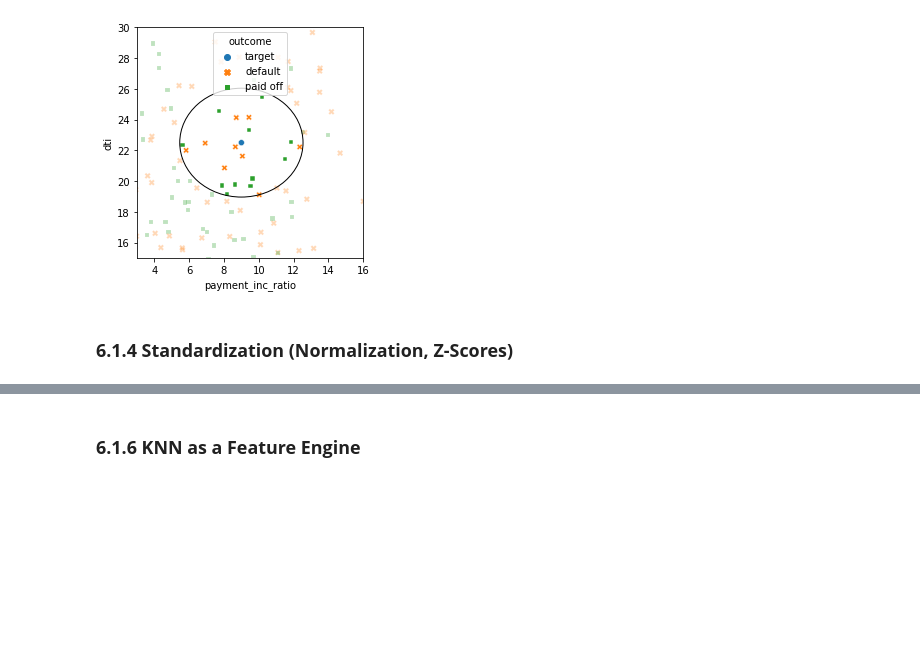
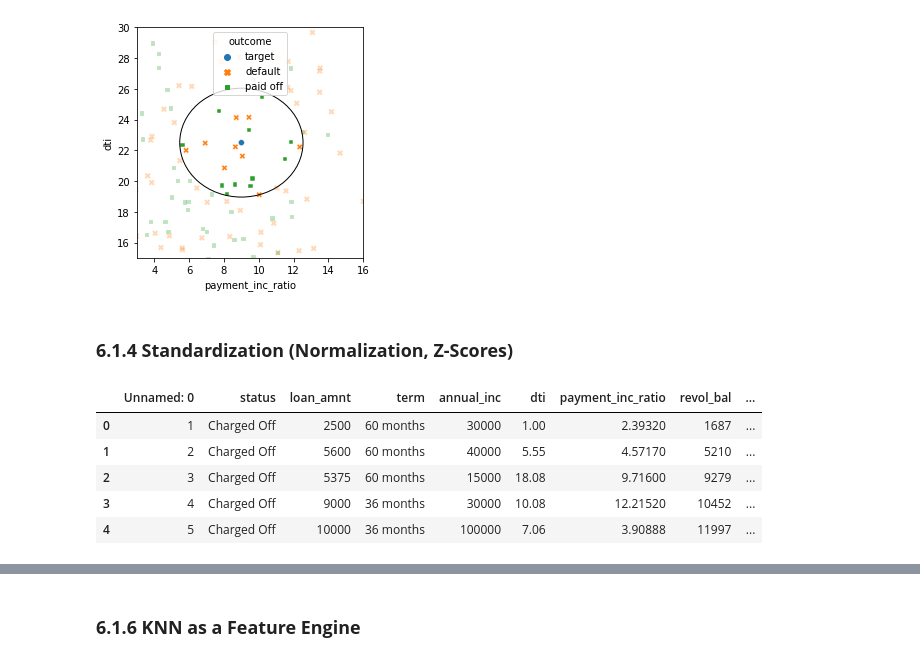
Before and after one commit to young-hwanlee/my-practical-statistics-for-data-scientists, a Jupyter notebook: Chapter_6_Statistical_Machine_Learning.ipynb, the cells around one changed output, grey strips where cells are left out. Saved outputs shown, nothing was run; the diff lists cells and outputs as text; code cells hidden in the pictures; blank space fills up the shorter version.

```diff
--- a/Chapter_6_Statistical_Machine_Learning.ipynb
+++ b/Chapter_6_Statistical_Machine_Learning.ipynb
@@ -202,3 +194,13 @@ plt.show()
 [figure]
 # %% [markdown]
 ### **6.1.4 Standardization (Normalization, Z-Scores)**
+# %%
+loan_data = pd.read_csv(LOAN_DATA_CSV)
+loan_data.head()
+# %% [output]
+|  | Unnamed: 0 | status | loan_amnt | term | annual_inc | dti | payment_inc_ratio | revol_bal | ... |
+| 0 | 1 | Charged Off | 2500 | 60 months | 30000 | 1.00 | 2.39320 | 1687 | ... |
+| 1 | 2 | Charged Off | 5600 | 60 months | 40000 | 5.55 | 4.57170 | 5210 | ... |
+| 2 | 3 | Charged Off | 5375 | 60 months | 15000 | 18.08 | 9.71600 | 9279 | ... |
+| 3 | 4 | Charged Off | 9000 | 36 months | 30000 | 10.08 | 12.21520 | 10452 | ... |
+| 4 | 5 | Charged Off | 10000 | 36 months | 100000 | 7.06 | 3.90888 | 11997 | ... |
```
Also changed, not shown: parts of 10 cells of this notebook.
